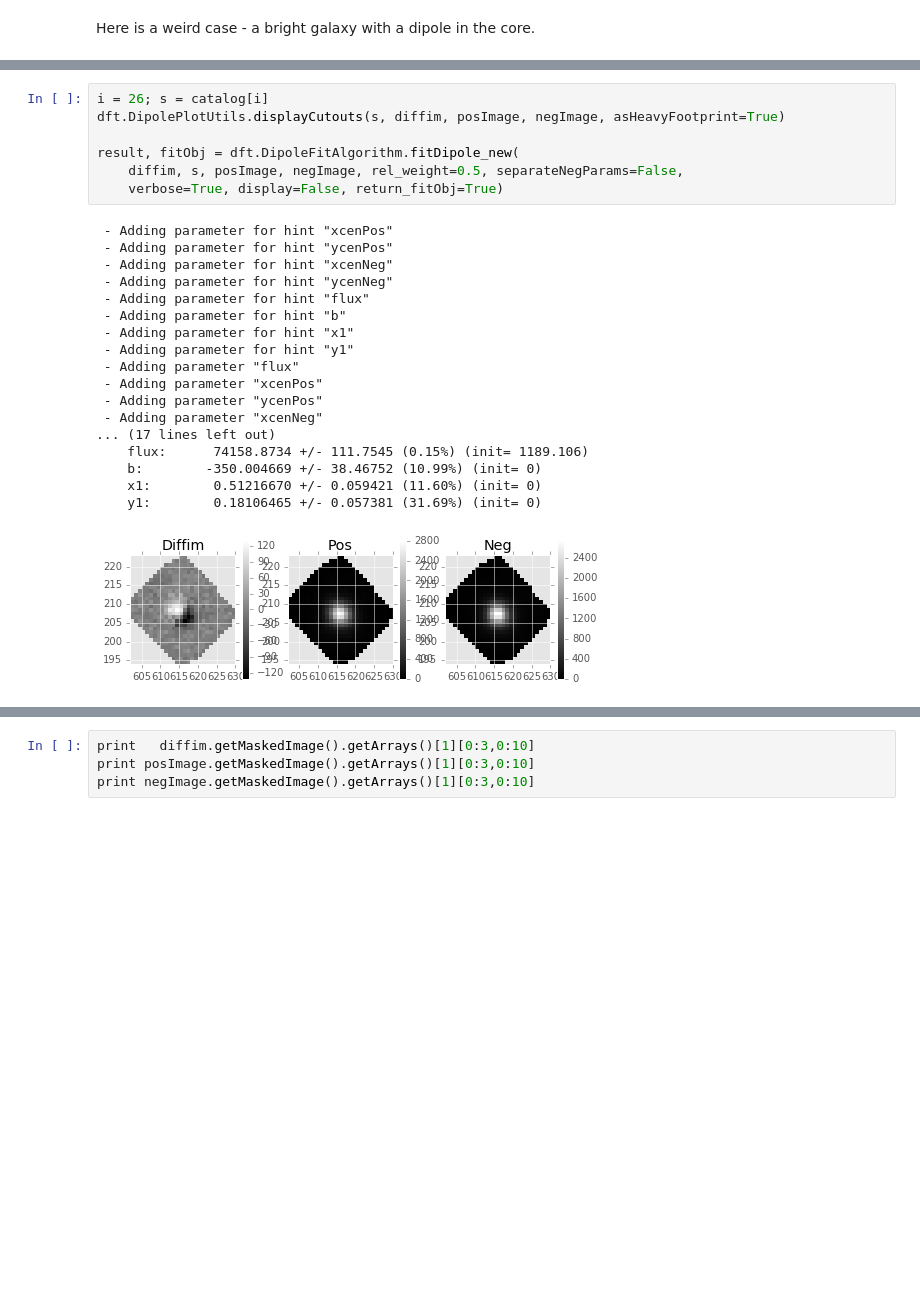
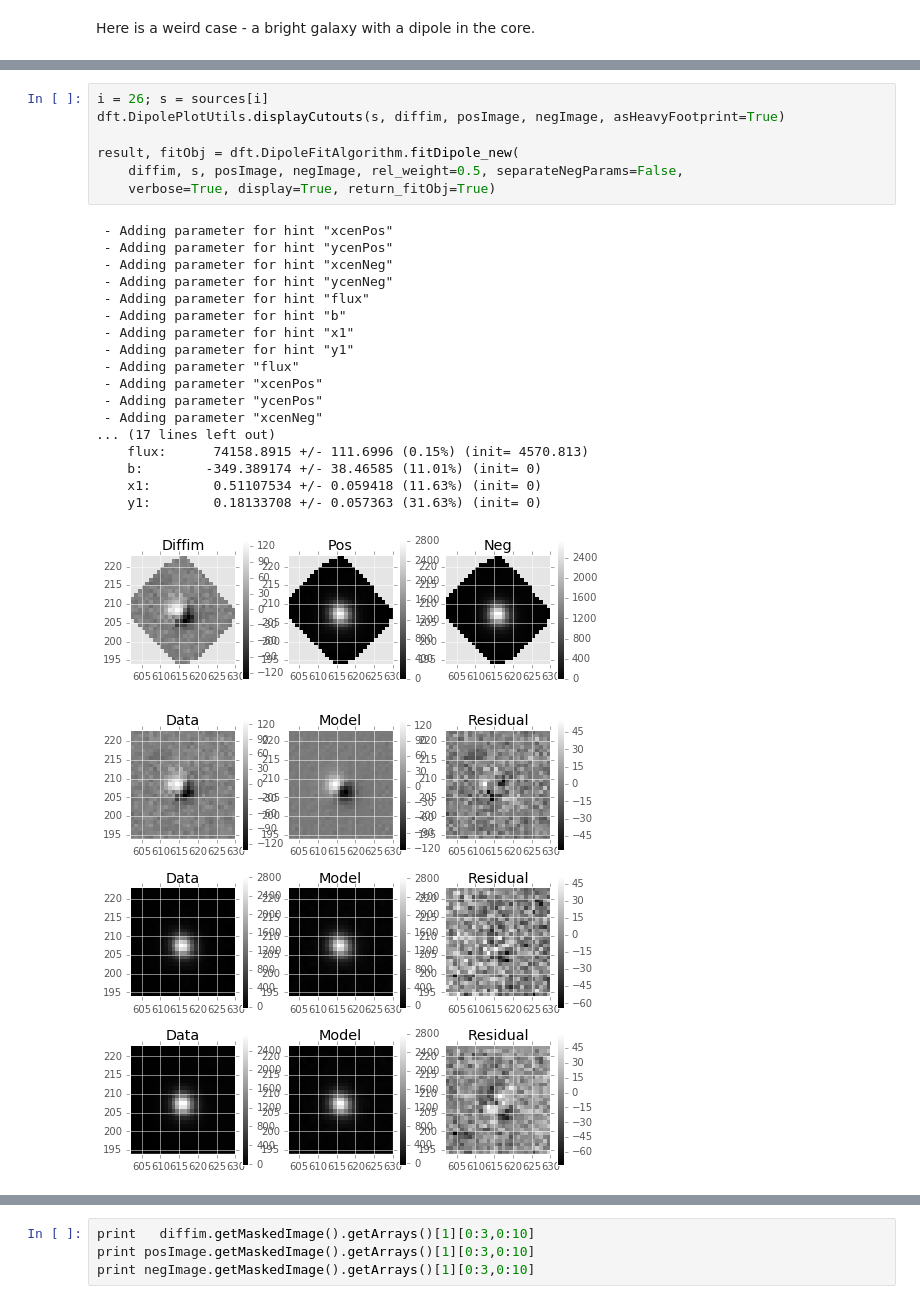
Before and after one commit to lsst/ip_diffim, a Jupyter notebook: test fit dipoles on decam data.ipynb, the cells around one changed output, grey strips where cells are left out. Drawn from its saved outputs; the diff is of its cells as text; blank space fills up the shorter version.

```diff
--- a/test fit dipoles on decam data.ipynb
+++ b/test fit dipoles on decam data.ipynb
@@ -141,29 +163,30 @@ dft.DipolePlotUtils.displayCutouts(s, diffim, posImage, negImage)
 # %%
-i = 26; s = catalog[i]
+i = 26; s = sources[i]
 dft.DipolePlotUtils.displayCutouts(s, diffim, posImage, negImage, asHeavyFootprint=True)
 
 result, fitObj = dft.DipoleFitAlgorithm.fitDipole_new(
     diffim, s, posImage, negImage, rel_weight=0.5, separateNegParams=False,
-    verbose=True, display=False, return_fitObj=True)
+    verbose=True, display=True, return_fitObj=True)
 # %% [output]
  - Adding parameter for hint "xcenPos"
  - Adding parameter for hint "ycenPos"
  - Adding parameter for hint "xcenNeg"
  - Adding parameter for hint "ycenNeg"
  - Adding parameter for hint "flux"
  - Adding parameter for hint "b"
  - Adding parameter for hint "x1"
  - Adding parameter for hint "y1"
  - Adding parameter "flux"
  - Adding parameter "xcenPos"
  - Adding parameter "ycenPos"
  - Adding parameter "xcenNeg"
 ... (17 lines left out)
-    flux:      74158.8734 +/- 111.7545 (0.15%) (init= 1189.106)
-    b:        -350.004669 +/- 38.46752 (10.99%) (init= 0)
-    x1:        0.51216670 +/- 0.059421 (11.60%) (init= 0)
-    y1:        0.18106465 +/- 0.057381 (31.69%) (init= 0)
+    flux:      74158.8915 +/- 111.6996 (0.15%) (init= 4570.813)
+    b:        -349.389174 +/- 38.46585 (11.01%) (init= 0)
+    x1:        0.51107534 +/- 0.059418 (11.63%) (init= 0)
+    y1:        0.18133708 +/- 0.057363 (31.63%) (init= 0)
 [figure]
+[figure, added]
 # %%
 print result
 print np.sqrt((result.psfFitPosCentroidX - result.psfFitNegCentroidX)**2. +
```
Also changed, not shown: parts of 13 cells of this notebook, 1 other file.
